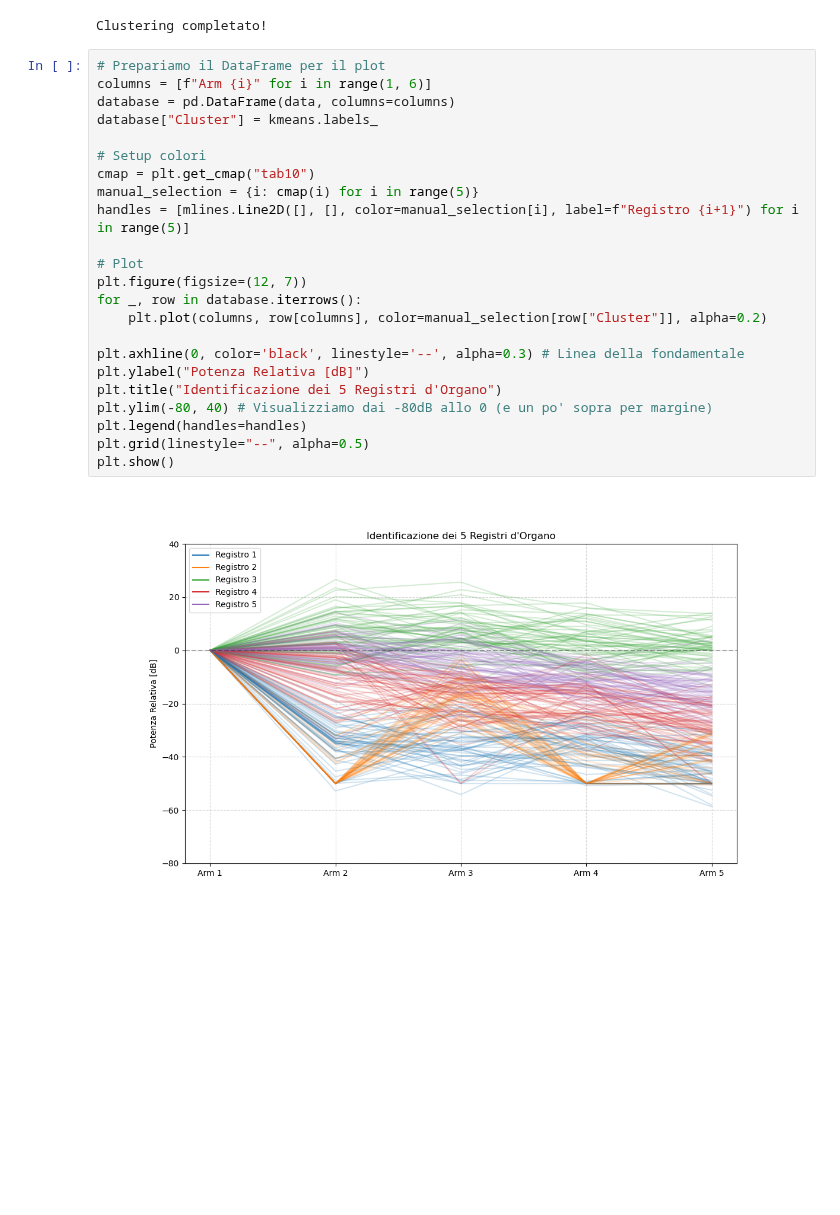
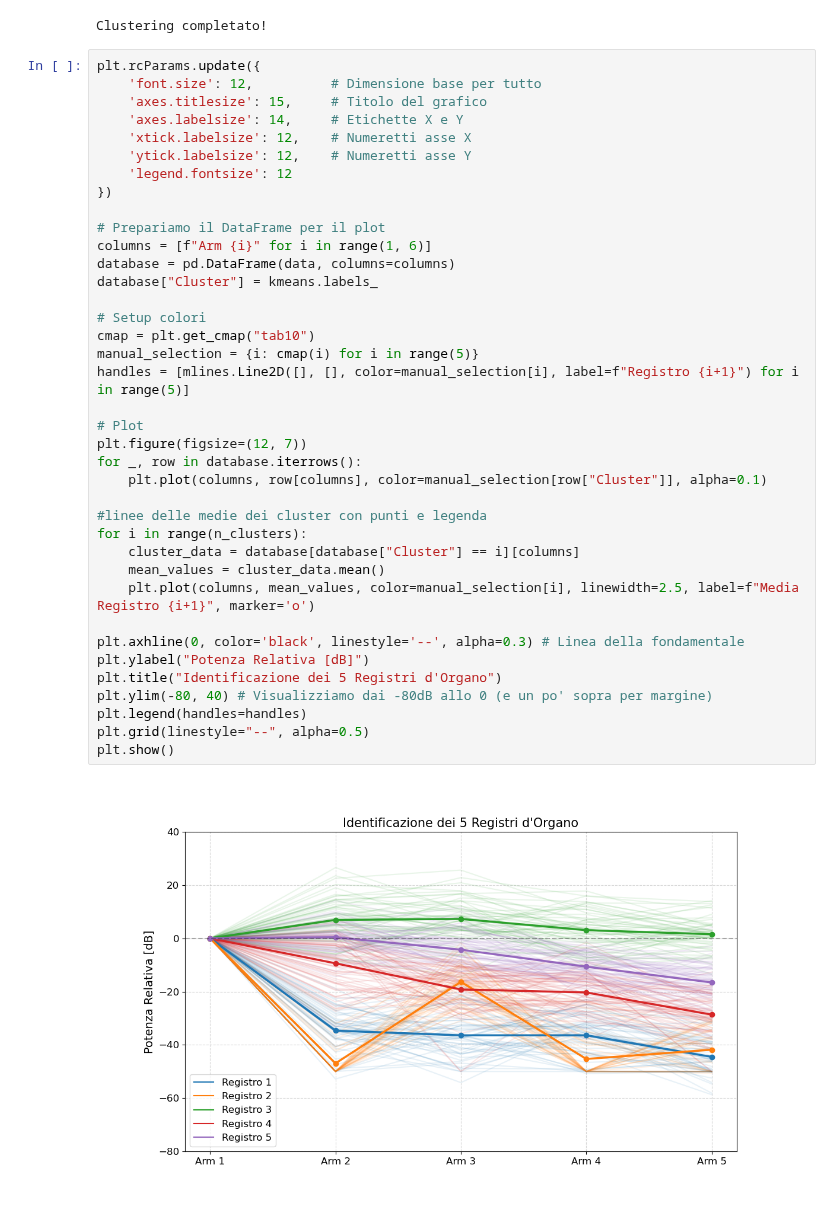
Before and after one commit to Lvetto/lmd_organo, a Jupyter notebook: armoniche_batch.ipynb, the cells around one changed output. Saved outputs shown, nothing was run; the diff lists cells and outputs as text; blank space fills up the shorter version.

```diff
--- a/armoniche_batch.ipynb
+++ b/armoniche_batch.ipynb
@@ -164,30 +164,45 @@ print("Clustering completato!")
 # %% [output]
 Clustering completato!
 # %%
+plt.rcParams.update({
+    'font.size': 12,          # Dimensione base per tutto
+    'axes.titlesize': 15,     # Titolo del grafico
+    'axes.labelsize': 14,     # Etichette X e Y
+    'xtick.labelsize': 12,    # Numeretti asse X
+    'ytick.labelsize': 12,    # Numeretti asse Y
+    'legend.fontsize': 12
+})
+
 # Prepariamo il DataFrame per il plot
 columns = [f"Arm {i}" for i in range(1, 6)]
 database = pd.DataFrame(data, columns=columns)
 database["Cluster"] = kmeans.labels_
 
 # Setup colori
 cmap = plt.get_cmap("tab10")
 manual_selection = {i: cmap(i) for i in range(5)}
 handles = [mlines.Line2D([], [], color=manual_selection[i], label=f"Registro {i+1}") for i in range(5)]
 
 # Plot
 plt.figure(figsize=(12, 7))
 for _, row in database.iterrows():
-    plt.plot(columns, row[columns], color=manual_selection[row["Cluster"]], alpha=0.2)
+    plt.plot(columns, row[columns], color=manual_selection[row["Cluster"]], alpha=0.1)
+
+#linee delle medie dei cluster con punti e legenda
+for i in range(n_clusters):
+    cluster_data = database[database["Cluster"] == i][columns]
+    mean_values = cluster_data.mean()
+    plt.plot(columns, mean_values, color=manual_selection[i], linewidth=2.5, label=f"Media Registro {i+1}", marker='o')
 
 plt.axhline(0, color='black', linestyle='--', alpha=0.3) # Linea della fondamentale
 plt.ylabel("Potenza Relativa [dB]")
 plt.title("Identificazione dei 5 Registri d'Organo")
 plt.ylim(-80, 40) # Visualizziamo dai -80dB allo 0 (e un po' sopra per margine)
 plt.legend(handles=handles)
 plt.grid(linestyle="--", alpha=0.5)
 plt.show()
 # %% [output]
-[figure, old version]
+[figure, new version]
 # %%
 centroids = kmeans.cluster_centers_
 
```
Also changed, not shown: parts of 6 cells of this notebook, 12 other files.
